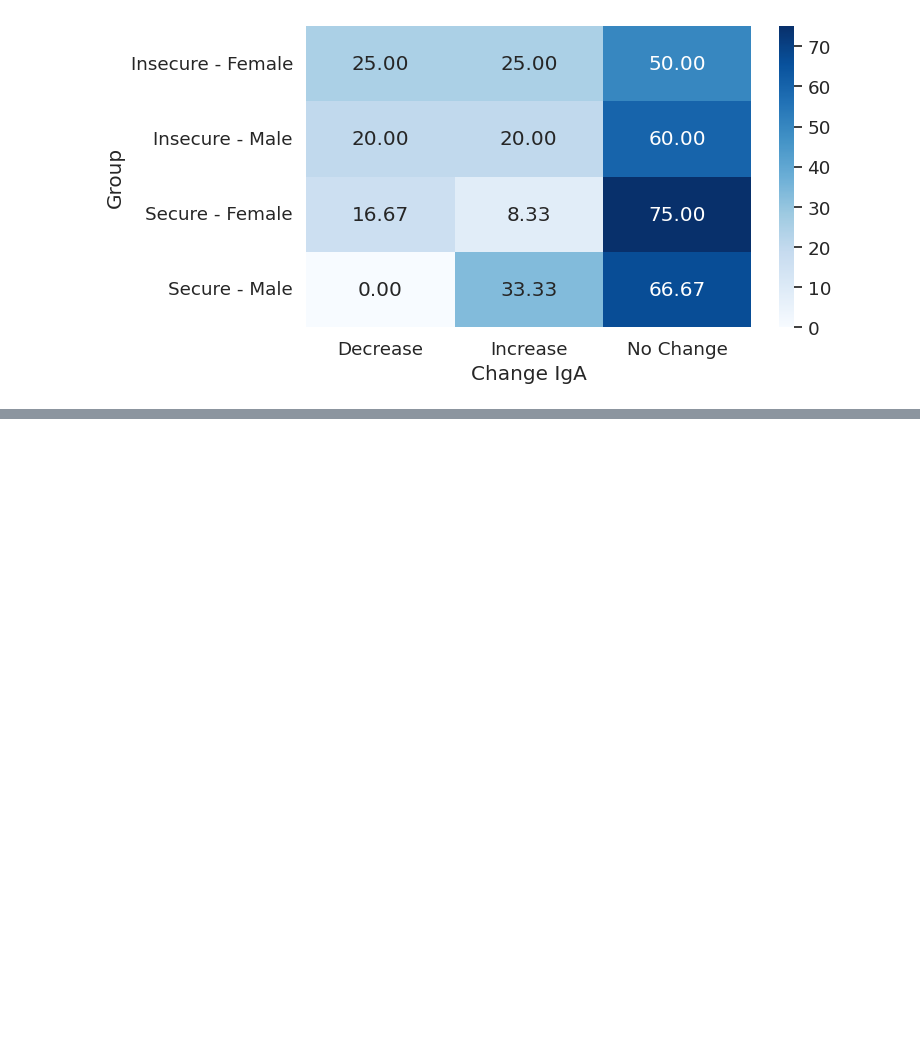
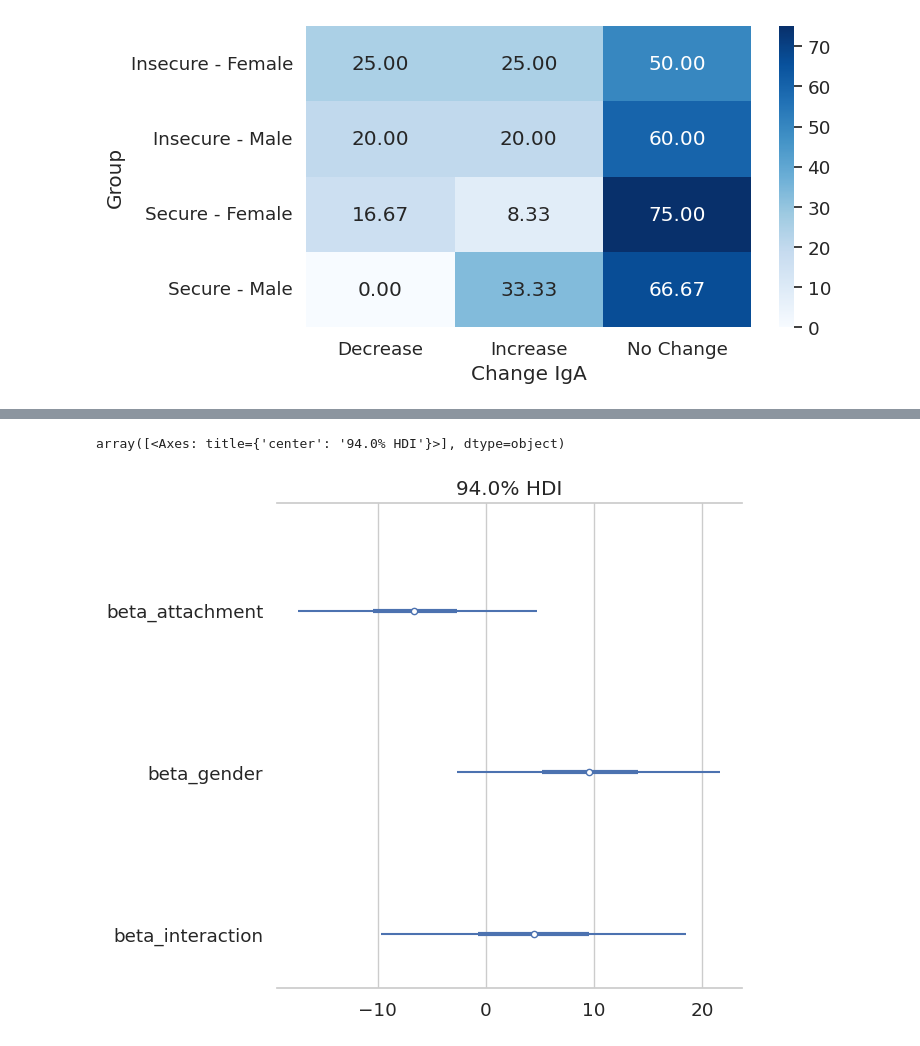
Before and after one commit to dMedinaO/IgA_attachment_analysis, a Jupyter notebook: scripts/3_descriptive_analysis_IGA.ipynb, the cells around one changed output, grey strips where cells are left out. Saved outputs shown, nothing was run; the diff lists cells and outputs as text; code cells hidden in the pictures; blank space fills up the shorter version.

```diff
--- a/scripts/3_descriptive_analysis_IGA.ipynb
+++ b/scripts/3_descriptive_analysis_IGA.ipynb
@@ -760,0 +1039,39 @@ plt.show()
+# %%
+import pymc as pm
+import arviz as az
+
+# Preprocesamiento
+df_bayes = df_data_clean.copy()
+df_bayes = df_bayes.dropna(subset=["Average Difference IgA", "Attachment", "Gender"]).copy()
+
+# Codificar variables
+df_bayes["Attachment_code"] = (df_bayes["Attachment"] == "Secure").astype(int)
+df_bayes["Gender_code"] = (df_bayes["Gender"] == "Male").astype(int)
+df_bayes["Interaction"] = df_bayes["Attachment_code"] * df_bayes["Gender_code"]
+
+# Variables dependientes
+y = df_bayes["Average Difference IgA"].values
+x1 = df_bayes["Attachment_code"].values
+x2 = df_bayes["Gender_code"].values
+x3 = df_bayes["Interaction"].values
+
+# Modelo Bayesiano
+with pm.Model() as model:
+    # Priors
+    alpha = pm.Normal("alpha", mu=0, sigma=10)
+    beta_1 = pm.Normal("beta_attachment", mu=0, sigma=10)
+    beta_2 = pm.Normal("beta_gender", mu=0, sigma=10)
+    beta_3 = pm.Normal("beta_interaction", mu=0, sigma=10)
+    sigma = pm.HalfNormal("sigma", sigma=10)
+
+    # Modelo lineal
+    μ = alpha + beta_1 * x1 + beta_2 * x2 + beta_3 * x3
+
+    # Likelihood
+    y_obs = pm.Normal("y_obs", mu=μ, sigma=sigma, observed=y)
+
+    # Sampling
+    trace = pm.sample(2000, tune=1000, return_inferencedata=True, target_accept=0.95)
+
+# Resumen de los parámetros
+az.summary(trace, hdi_prob=0.95)
@@ -760,0 +1090,5 @@ plt.show()
+# %%
+az.plot_forest(trace, var_names=["beta_attachment", "beta_gender", "beta_interaction"], combined=True)
+# %% [output]
+array([<Axes: title={'center': '94.0% HDI'}>], dtype=object)
+[figure, added]
```
Also changed, not shown: parts of 31 cells of this notebook, 2 other files.
